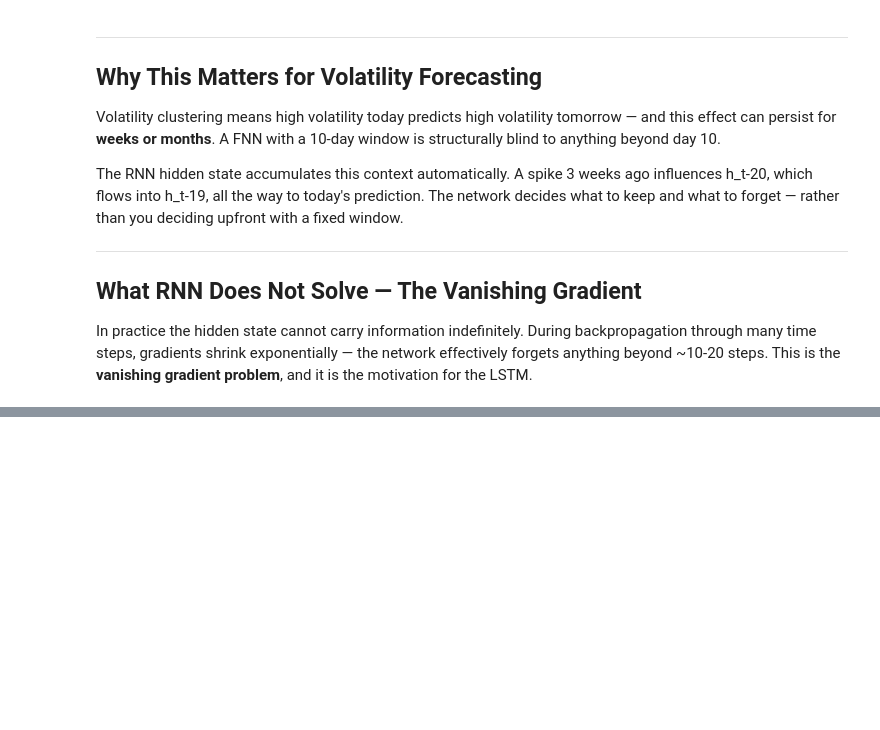
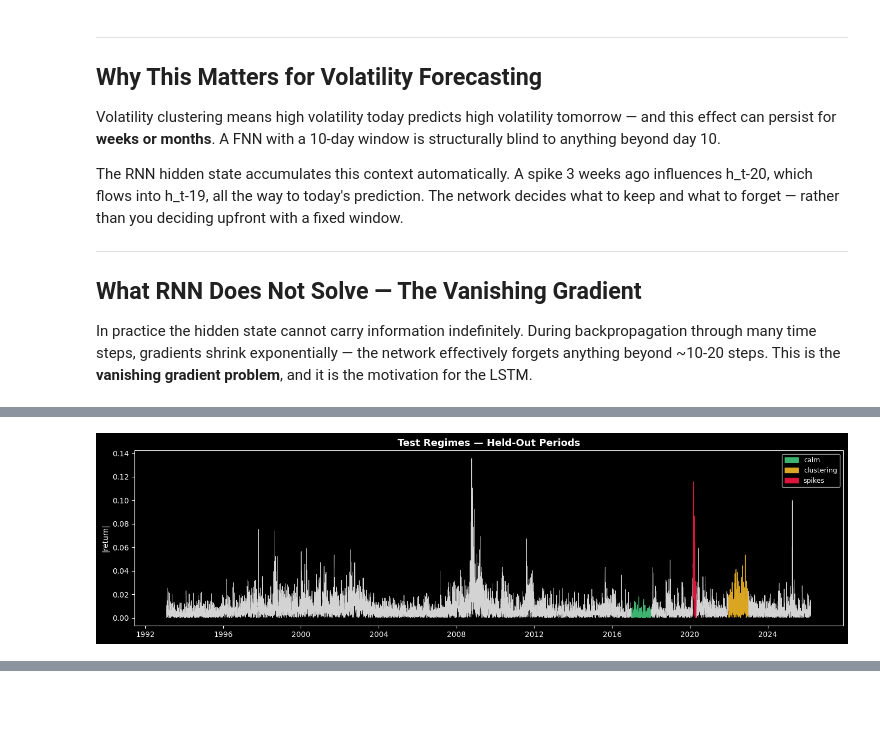
Before and after one commit to edouardblnc87/deep_learning_implementation, a Jupyter notebook: 6_rnn.ipynb, the cells around one changed output, grey strips where cells are left out. Drawn from its saved outputs; the diff is of its cells as text; code cells hidden in the pictures; blank space fills up the shorter version.

```diff
--- a/6_rnn.ipynb
+++ b/6_rnn.ipynb
@@ -91,0 +101,4 @@ X_train.shape
+# %%
+plot_test_regimes(df, test_df)
+# %% [output]
+[figure, added]
```
Also changed, not shown: parts of 31 cells of this notebook, 7 other files.
